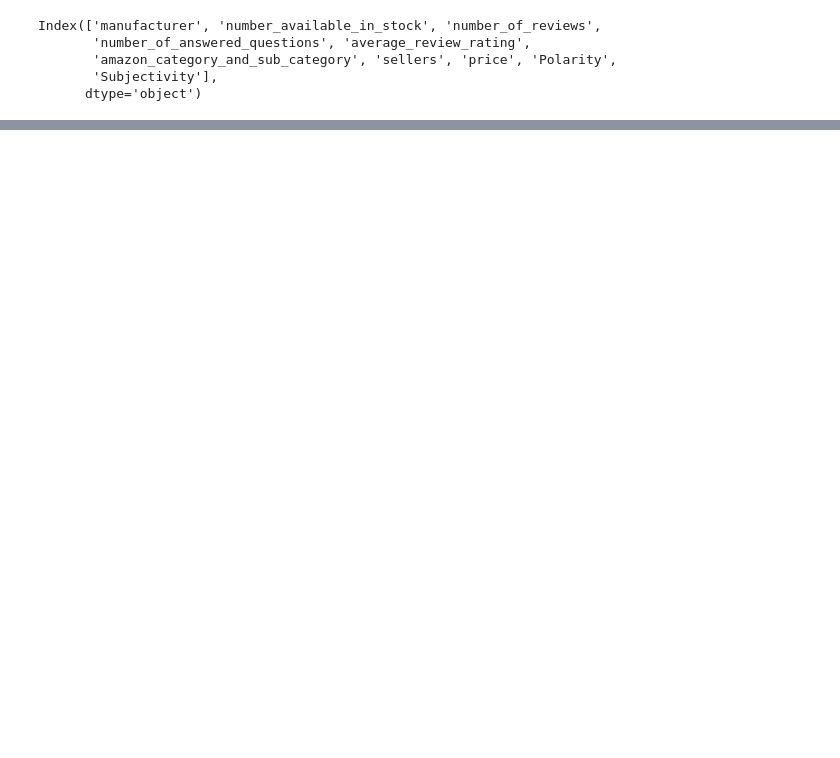
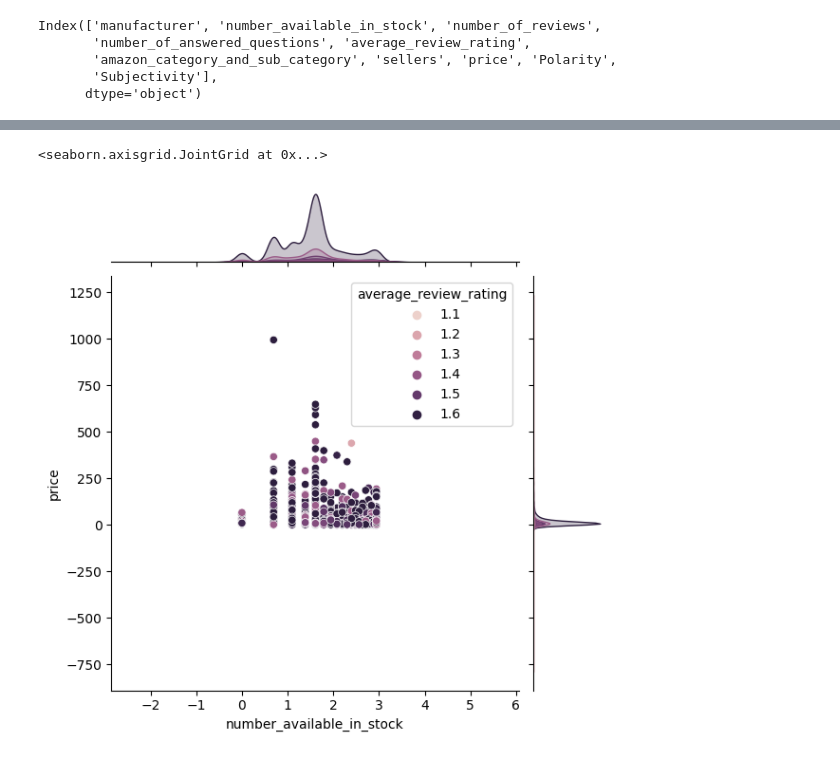
Before and after one commit to nipun1992/Amazon-Fashion-Products, a Jupyter notebook: Fashion_Products_on_Amazon.ipynb, the cells around one changed output, grey strips where cells are left out. Drawn from its saved outputs; the diff is of its cells as text; code cells hidden in the pictures; blank space fills up the shorter version.

```diff
--- a/Fashion_Products_on_Amazon.ipynb
+++ b/Fashion_Products_on_Amazon.ipynb
@@ -895,0 +970,5 @@ Index(['manufacturer', 'number_available_in_stock', 'number_of_reviews',
+# %%
+sns.jointplot(y='price', x='number_available_in_stock', data=df_train, hue='average_review_rating')
+# %% [output]
+<seaborn.axisgrid.JointGrid at 0x...>
+[figure, added]
```
Also changed, not shown: parts of 13 cells of this notebook.
